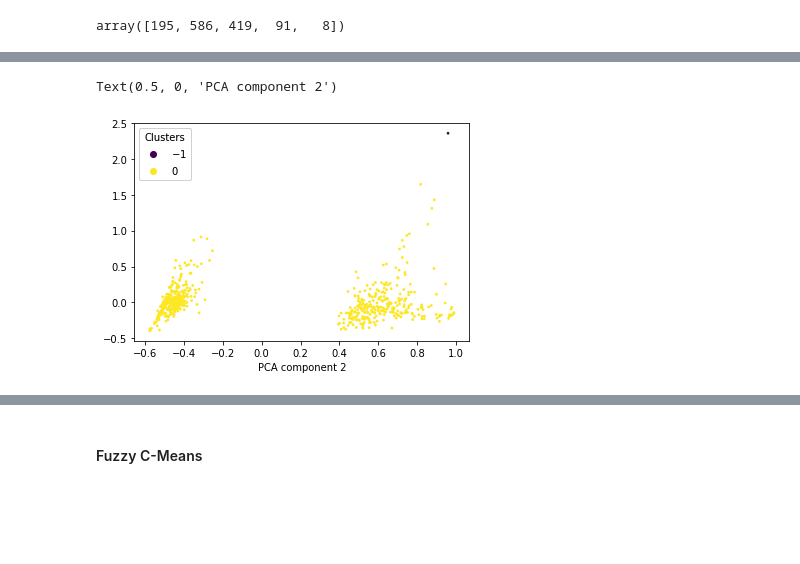
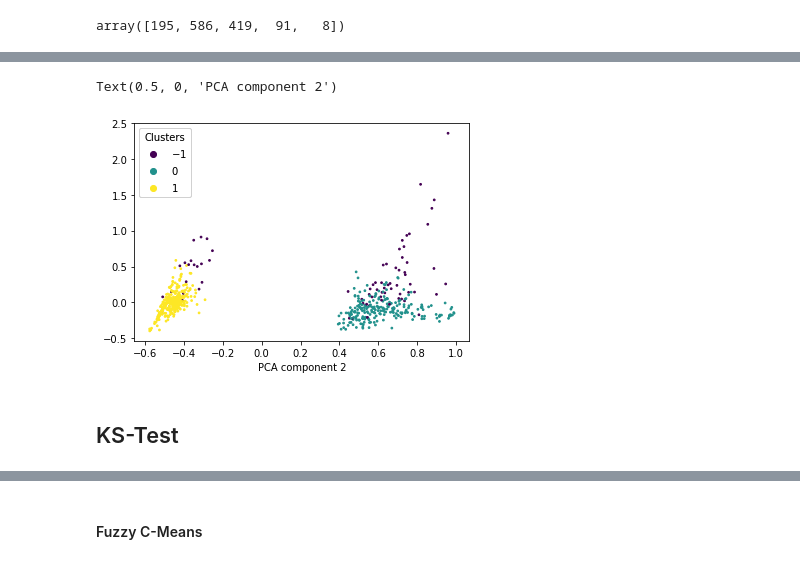
Before and after one commit to Eponeshnikov/ASMetrics, a Jupyter notebook: main.ipynb, the cells around one changed output, grey strips where cells are left out. Cells and saved outputs as stored; diff of their text form; code cells hidden in the pictures; blank space fills up the shorter version.

```diff
--- a/main.ipynb
+++ b/main.ipynb
@@ -452,19 +492,21 @@ Name: 8, dtype: float64
 # %%
-clustering = DBSCAN(eps=np.arange(0.5, 3.1, 0.3)[np.argmax(sil)], min_samples=3).fit(scaler.fit_transform(df))
+clustering = DBSCAN(eps=0.6, min_samples=3).fit(scaler.fit_transform(df))
 pca = PCA(n_components=2)
 x_tr = pca.fit_transform(scaler.fit_transform(df))
 
 outliers = np.where(clustering.labels_ == -1)[0]
 nonoutliers = np.where(clustering.labels_ != -1)[0]
 
 fig, ax = plt.subplots()
 scat = ax.scatter(x_tr[:,0], x_tr[:,1], s=3, c=clustering.labels_)
 a1 = ax.legend(*scat.legend_elements(), title="Clusters")
 ax.add_artist(a1)
 #ax.scatter(x_tr[outliers][:, 0], x_tr[outliers][:, 1], s=2, c='black', label='Outliers')
 #ax.legend(loc='lower right')
 ax.set_xlabel("PCA component 1")
 ax.set_xlabel("PCA component 2")
 # %% [output]
 Text(0.5, 0, 'PCA component 2')
-[figure, old version]
+[figure, new version]
+# %% [markdown]
+## KS-Test
```
Also changed, not shown: parts of 24 cells of this notebook.
